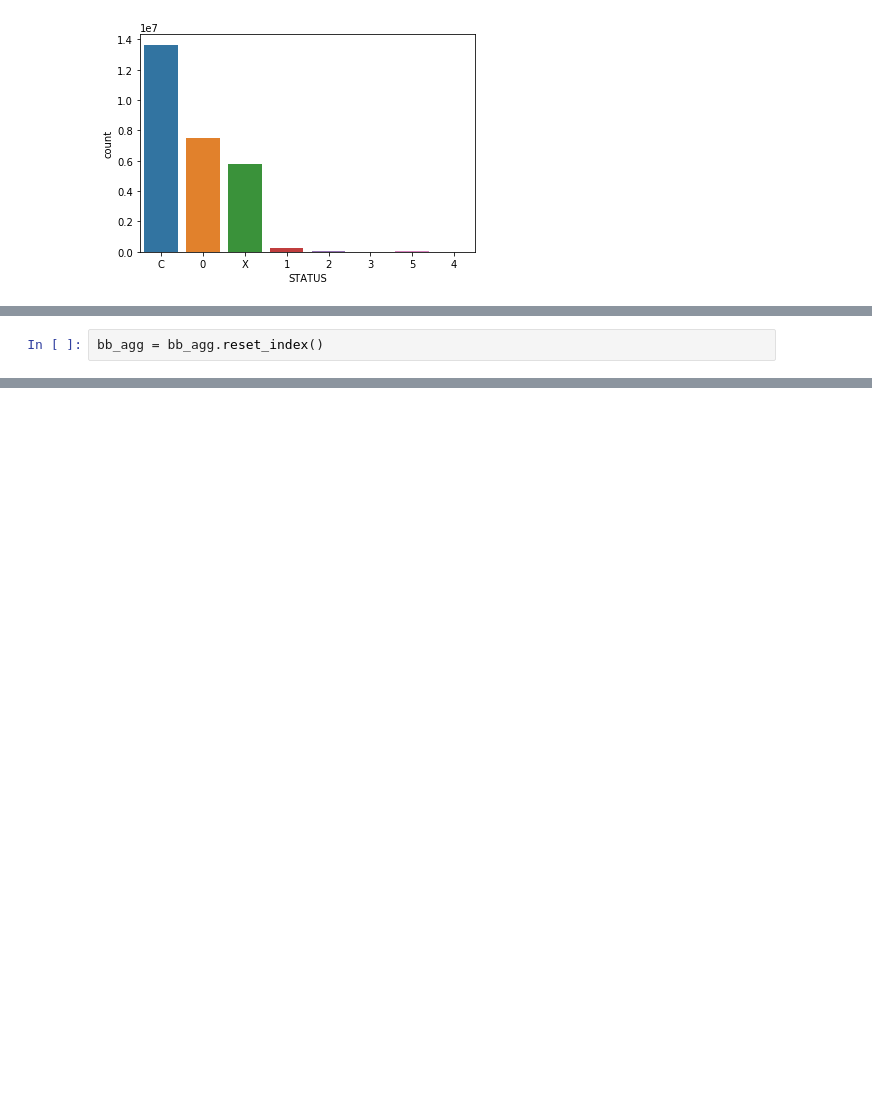
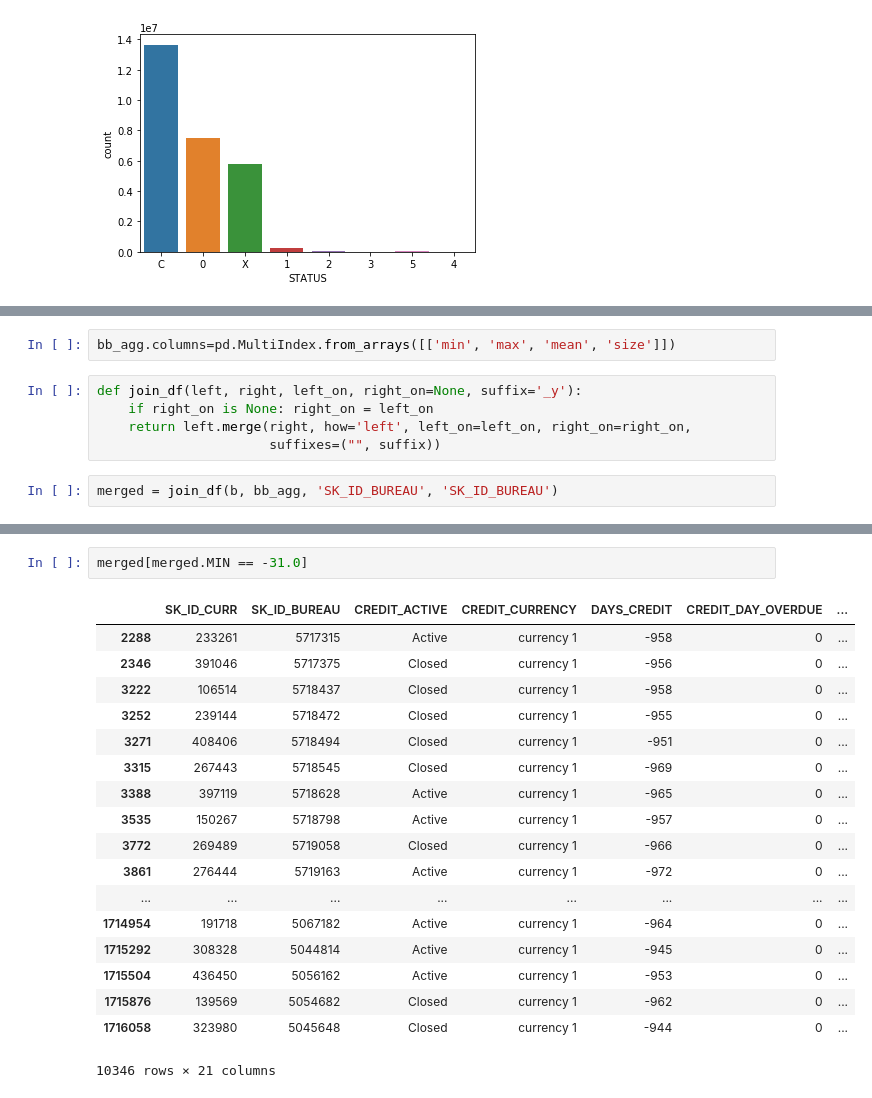
Before and after one commit to kugmax/fastai_learn, a Jupyter notebook: Home Credit Default Risk.ipynb, the cells around one changed output, grey strips where cells are left out. Saved outputs shown, nothing was run; the diff lists cells and outputs as text; blank space fills up the shorter version.

```diff
--- a/Home Credit Default Risk.ipynb
+++ b/Home Credit Default Risk.ipynb
@@ -260,2 +130,0 @@ bb_agg = bb.groupby('SK_ID_BUREAU', as_index=False).agg(bb_agr)
-# %%
-bb_agg = bb_agg.reset_index()
@@ -301,0 +147,9 @@ b.join(bb_agg, 'SK_ID_BUREAU', how='left')
+# %%
+bb_agg.columns=pd.MultiIndex.from_arrays([['min', 'max', 'mean', 'size']])
+# %%
+def join_df(left, right, left_on, right_on=None, suffix='_y'):
+    if right_on is None: right_on = left_on
+    return left.merge(right, how='left', left_on=left_on, right_on=right_on,
+                      suffixes=("", suffix))
+# %%
+merged = join_df(b, bb_agg, 'SK_ID_BUREAU', 'SK_ID_BUREAU')
@@ -301,0 +162,21 @@ b.join(bb_agg, 'SK_ID_BUREAU', how='left')
+# %%
+merged[merged.MIN == -31.0]
+# %% [output]
+|  | SK_ID_CURR | SK_ID_BUREAU | CREDIT_ACTIVE | CREDIT_CURRENCY | DAYS_CREDIT | CREDIT_DAY_OVERDUE | ... |
+| 2288 | 233261 | 5717315 | Active | currency 1 | -958 | 0 | ... |
+| 2346 | 391046 | 5717375 | Closed | currency 1 | -956 | 0 | ... |
+| 3222 | 106514 | 5718437 | Closed | currency 1 | -958 | 0 | ... |
+| 3252 | 239144 | 5718472 | Closed | currency 1 | -955 | 0 | ... |
+| 3271 | 408406 | 5718494 | Closed | currency 1 | -951 | 0 | ... |
+| 3315 | 267443 | 5718545 | Closed | currency 1 | -969 | 0 | ... |
+| 3388 | 397119 | 5718628 | Active | currency 1 | -965 | 0 | ... |
+| 3535 | 150267 | 5718798 | Active | currency 1 | -957 | 0 | ... |
+| 3772 | 269489 | 5719058 | Closed | currency 1 | -966 | 0 | ... |
+| 3861 | 276444 | 5719163 | Active | currency 1 | -972 | 0 | ... |
+| ... | ... | ... | ... | ... | ... | ... | ... |
+| 1714954 | 191718 | 5067182 | Active | currency 1 | -964 | 0 | ... |
+| 1715292 | 308328 | 5044814 | Active | currency 1 | -945 | 0 | ... |
+| 1715504 | 436450 | 5056162 | Active | currency 1 | -953 | 0 | ... |
+| 1715876 | 139569 | 5054682 | Closed | currency 1 | -962 | 0 | ... |
+| 1716058 | 323980 | 5045648 | Closed | currency 1 | -944 | 0 | ... |
+10346 rows × 21 columns
```
Also changed, not shown: parts of 32 cells of this notebook, 1 other file.
